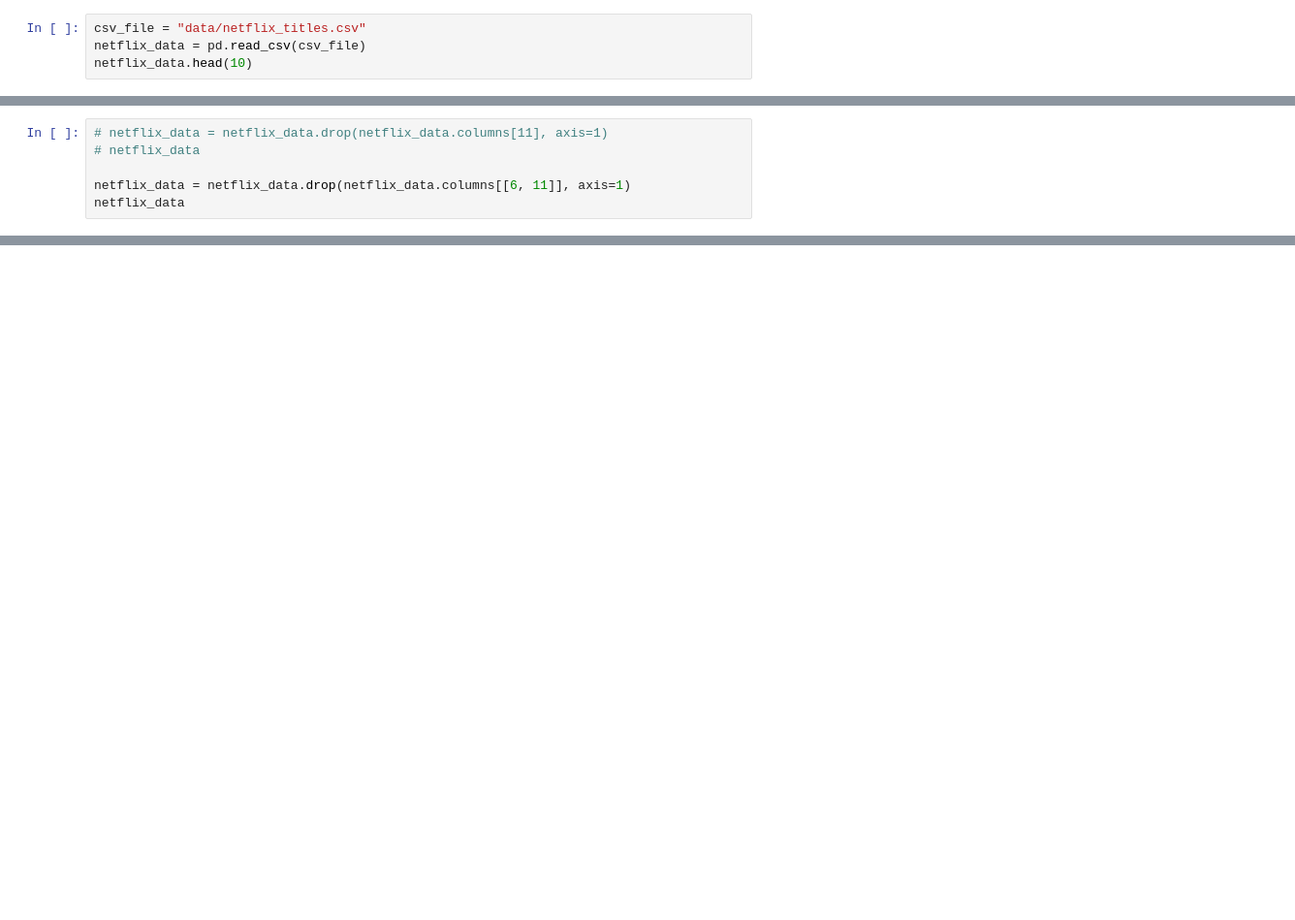
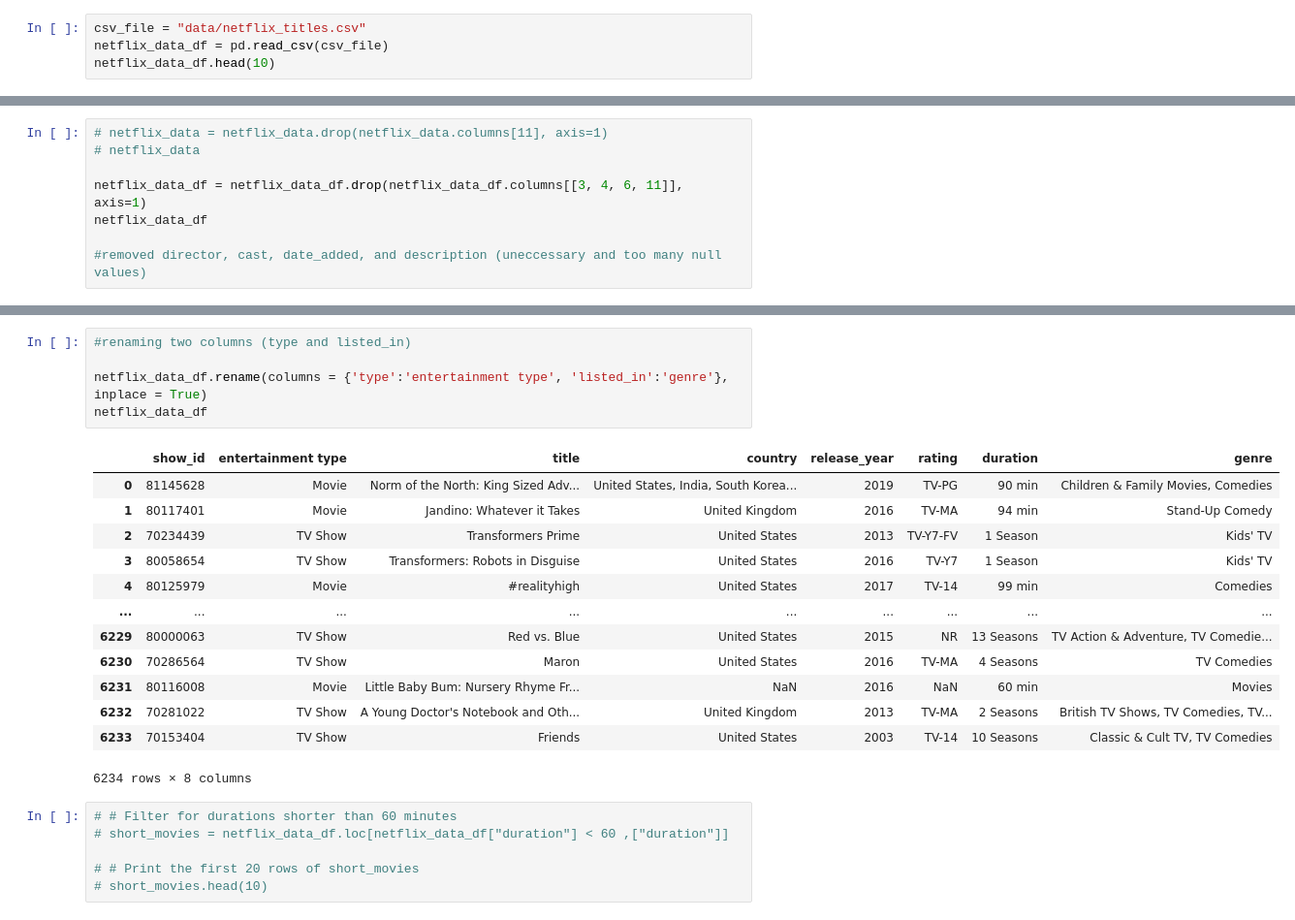
Before and after one commit to guptga/NetFlix-Movies-and-TV-Shows-Analysis, a Jupyter notebook: Netflix Data Analysis .ipynb, the cells around one changed output, grey strips where cells are left out. Shown at 97% size. Drawn from its saved outputs; the diff is of its cells as text; blank space fills up the shorter version.

Commit message:
data cleaning

```diff
--- a/Netflix Data Analysis .ipynb
+++ b/Netflix Data Analysis .ipynb
@@ -6,7 +9,7 @@ import matplotlib.pyplot as plt
 # %%
 csv_file = "data/netflix_titles.csv"
-netflix_data = pd.read_csv(csv_file)
-netflix_data.head(10)
+netflix_data_df = pd.read_csv(csv_file)
+netflix_data_df.head(10)
 # %% [output]
 |  | show_id | type | title | director | cast | country | date_added | release_year | rating | duration | ... |
 | 0 | 81145628 | Movie | Norm of the North: King Sized Adv... | Richard Finn, Tim Maltby | Alan Marriott, Andrew Toth, Brian... | United States, India, South Korea... | September 9, 2019 | 2019 | TV-PG | 90 min | ... |
@@ -23,6 +26,8 @@ netflix_data.head(10)
 # netflix_data = netflix_data.drop(netflix_data.columns[11], axis=1)
 # netflix_data
 
-netflix_data = netflix_data.drop(netflix_data.columns[[6, 11]], axis=1)
-netflix_data
+netflix_data_df = netflix_data_df.drop(netflix_data_df.columns[[3, 4, 6, 11]], axis=1)
+netflix_data_df
+
+#removed director, cast, date_added, and description (uneccessary and too many null values)
 # %% [output]
@@ -41,0 +47,25 @@ netflix_data
+# %%
+#renaming two columns (type and listed_in)
+
+netflix_data_df.rename(columns = {'type':'entertainment type', 'listed_in':'genre'}, inplace = True)
+netflix_data_df
+# %% [output]
+|  | show_id | entertainment type | title | country | release_year | rating | duration | genre |
+| 0 | 81145628 | Movie | Norm of the North: King Sized Adv... | United States, India, South Korea... | 2019 | TV-PG | 90 min | Children & Family Movies, Comedies |
+| 1 | 80117401 | Movie | Jandino: Whatever it Takes | United Kingdom | 2016 | TV-MA | 94 min | Stand-Up Comedy |
+| 2 | 70234439 | TV Show | Transformers Prime | United States | 2013 | TV-Y7-FV | 1 Season | Kids' TV |
+| 3 | 80058654 | TV Show | Transformers: Robots in Disguise | United States | 2016 | TV-Y7 | 1 Season | Kids' TV |
+| 4 | 80125979 | Movie | #realityhigh | United States | 2017 | TV-14 | 99 min | Comedies |
+| ... | ... | ... | ... | ... | ... | ... | ... | ... |
+| 6229 | 80000063 | TV Show | Red vs. Blue | United States | 2015 | NR | 13 Seasons | TV Action & Adventure, TV Comedie... |
+| 6230 | 70286564 | TV Show | Maron | United States | 2016 | TV-MA | 4 Seasons | TV Comedies |
+| 6231 | 80116008 | Movie | Little Baby Bum: Nursery Rhyme Fr... | NaN | 2016 | NaN | 60 min | Movies |
+| 6232 | 70281022 | TV Show | A Young Doctor's Notebook and Oth... | United Kingdom | 2013 | TV-MA | 2 Seasons | British TV Shows, TV Comedies, TV... |
+| 6233 | 70153404 | TV Show | Friends | United States | 2003 | TV-14 | 10 Seasons | Classic & Cult TV, TV Comedies |
+6234 rows × 8 columns
+# %%
+# # Filter for durations shorter than 60 minutes
+# short_movies = netflix_data_df.loc[netflix_data_df["duration"] < 60 ,["duration"]]
+
+# # Print the first 20 rows of short_movies
+# short_movies.head(10)
```
Also changed, not shown: parts of 22 cells of this notebook.
